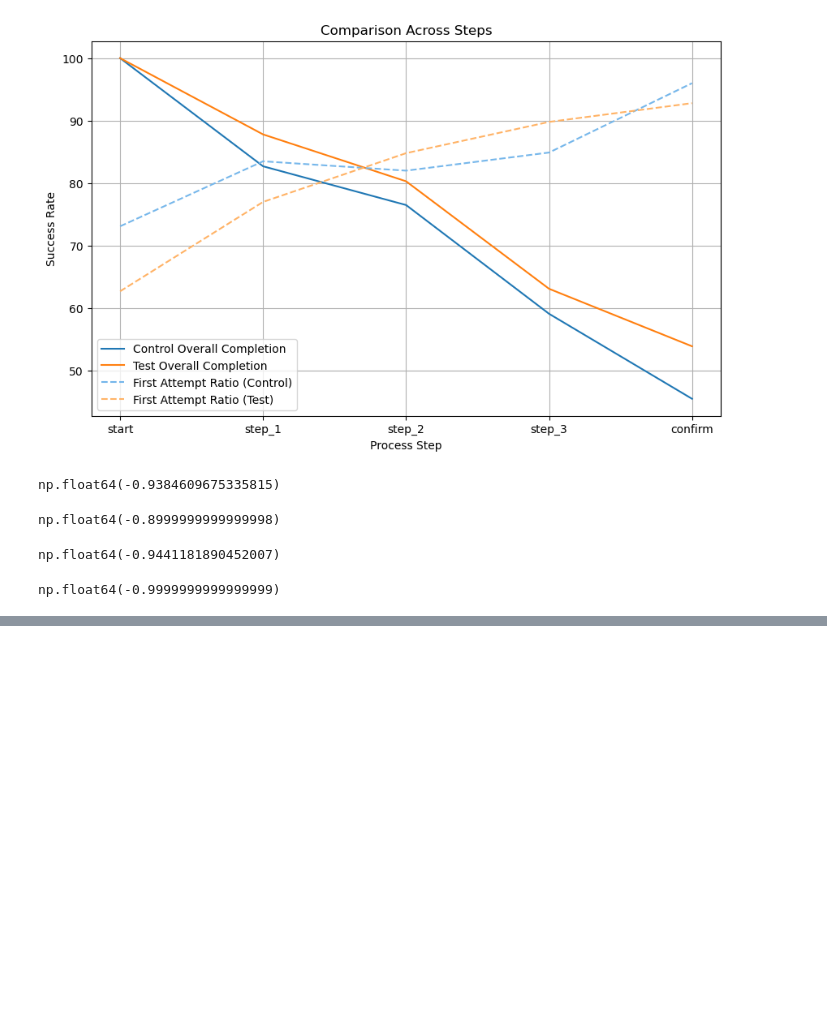
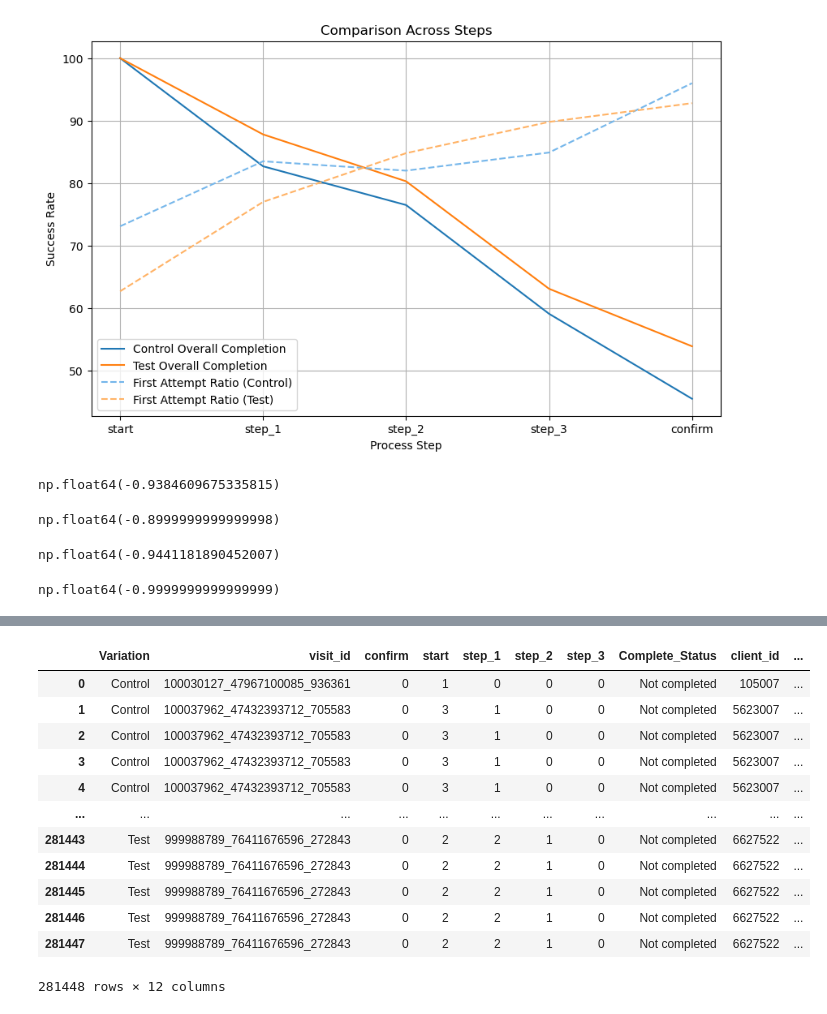
Before and after one commit to ross167/vanguard-ab-test, a Jupyter notebook: merged_pt.ipynb, the cells around one changed output, grey strips where cells are left out. Saved outputs shown, nothing was run; the diff lists cells and outputs as text; code cells hidden in the pictures; blank space fills up the shorter version.

```diff
--- a/merged_pt.ipynb
+++ b/merged_pt.ipynb
@@ -1239,0 +1299,5 @@ np.float64(-0.9999999999999999)
+# %%
+group_cat3 = group_cat2.groupby("client_id").agg({"duration_count":"mean",
+                                                  "duration_mean":"mean"})
+
+group_cat3
@@ -1239,0 +1324,13 @@ np.float64(-0.9999999999999999)
+# %%
+def categorize(row):
+    if row["duration_count"] > 1 and row["duration_mean"] > 30:
+        return "Slow Repeater"
+    elif row["duration_count"] <= 1 and row["duration_mean"] > 30:
+        return "Slow Passer"
+    elif row["duration_count"] > 1 and row["duration_mean"] <= 30:
+        return "Fast Repeater"
+    elif row["duration_count"] <= 1 and row["duration_mean"] <= 30:
+        return "Fast Passer"
+# %%
+group_cat3["Class"] = group_cat3.apply(categorize, axis=1)
+group_cat3
@@ -1239,0 +1354,3 @@ np.float64(-0.9999999999999999)
+# %%
+merge_cat = pd.merge(visit_df, df_pt_new_no_outl[["client_id","visit_id"]],how="left",on="visit_id")
+merge_cat
@@ -1239,0 +1371,17 @@ np.float64(-0.9999999999999999)
+# %%
+merge_cat2 = pd.merge(merge_cat, group_cat3, how="left", on="client_id")
+merge_cat2
+# %% [output]
+|  | Variation | visit_id | confirm | start | step_1 | step_2 | step_3 | Complete_Status | client_id | ... |
+| 0 | Control | 100030127_47967100085_936361 | 0 | 1 | 0 | 0 | 0 | Not completed | 105007 | ... |
+| 1 | Control | 100037962_47432393712_705583 | 0 | 3 | 1 | 0 | 0 | Not completed | 5623007 | ... |
+| 2 | Control | 100037962_47432393712_705583 | 0 | 3 | 1 | 0 | 0 | Not completed | 5623007 | ... |
+| 3 | Control | 100037962_47432393712_705583 | 0 | 3 | 1 | 0 | 0 | Not completed | 5623007 | ... |
+| 4 | Control | 100037962_47432393712_705583 | 0 | 3 | 1 | 0 | 0 | Not completed | 5623007 | ... |
+| ... | ... | ... | ... | ... | ... | ... | ... | ... | ... | ... |
+| 281443 | Test | 999988789_76411676596_272843 | 0 | 2 | 2 | 1 | 0 | Not completed | 6627522 | ... |
+| 281444 | Test | 999988789_76411676596_272843 | 0 | 2 | 2 | 1 | 0 | Not completed | 6627522 | ... |
+| 281445 | Test | 999988789_76411676596_272843 | 0 | 2 | 2 | 1 | 0 | Not completed | 6627522 | ... |
+| 281446 | Test | 999988789_76411676596_272843 | 0 | 2 | 2 | 1 | 0 | Not completed | 6627522 | ... |
+| 281447 | Test | 999988789_76411676596_272843 | 0 | 2 | 2 | 1 | 0 | Not completed | 6627522 | ... |
+281448 rows × 12 columns
```
Also changed, not shown: parts of 18 cells of this notebook, 1 other file.
